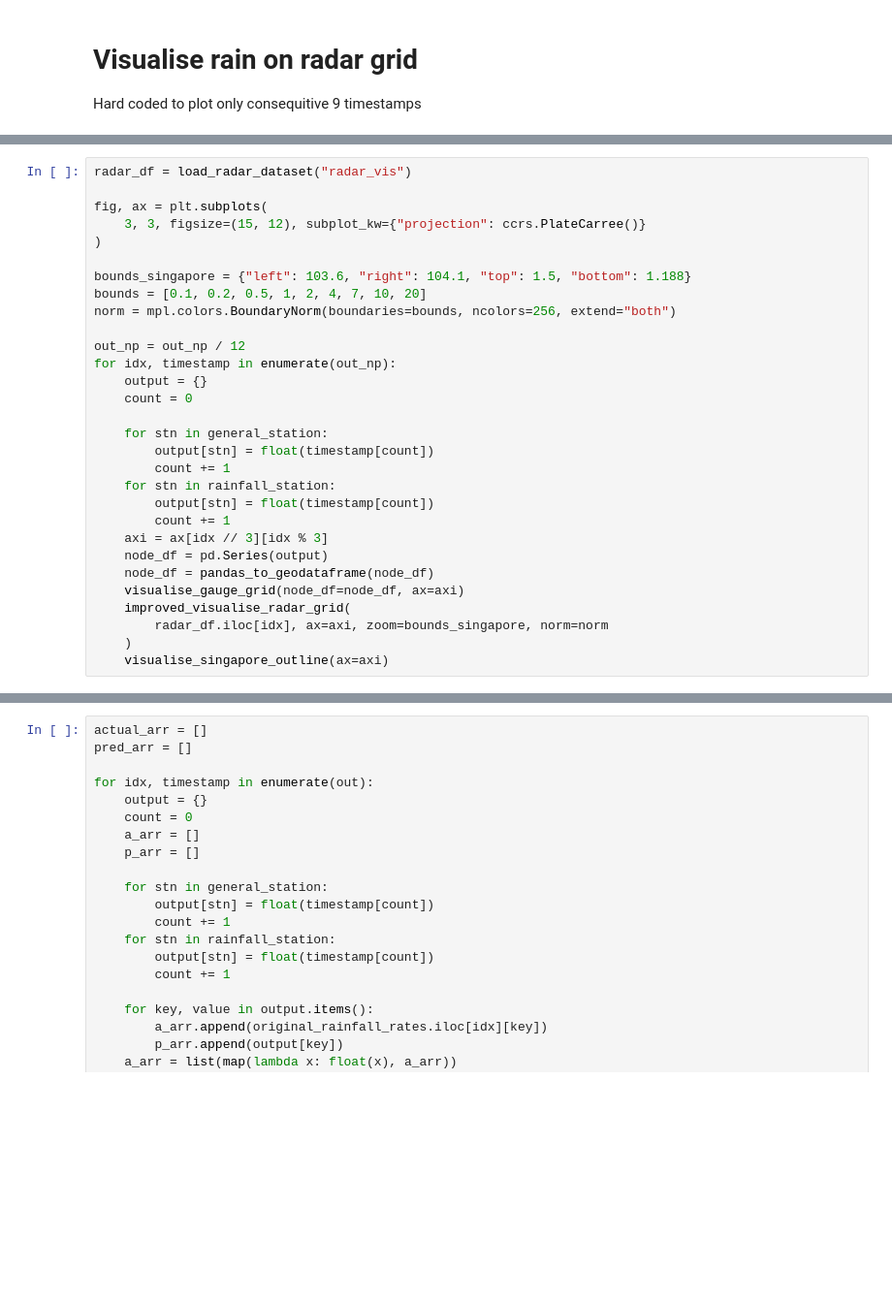
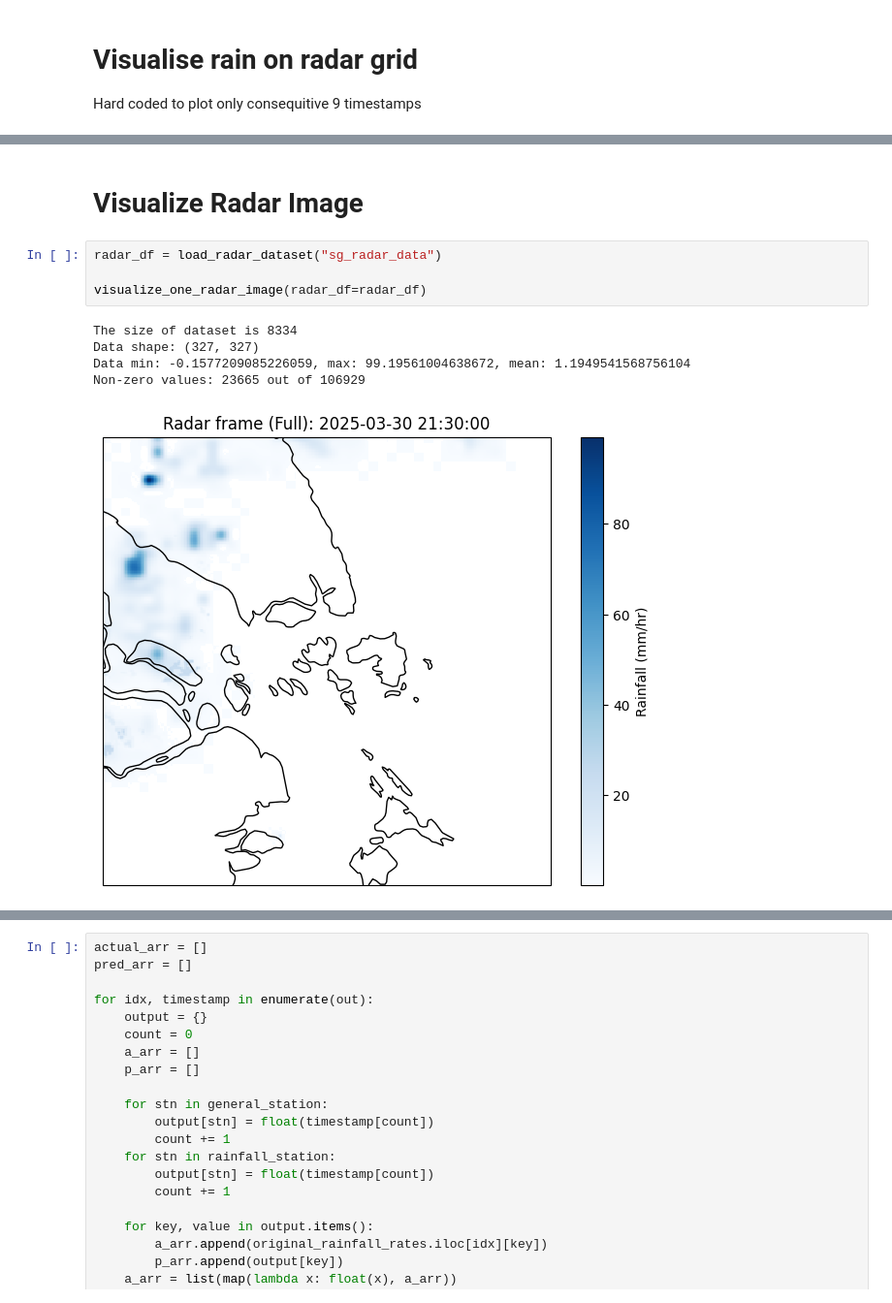
Before and after one commit to jylow/rainfall_data_fusion, a Jupyter notebook: GNN_radar.ipynb, the cells around one changed output, grey strips where cells are left out. Shown at 97% size. Cells and saved outputs as stored; diff of their text form; blank space fills up the shorter version.

```diff
--- a/GNN_radar.ipynb
+++ b/GNN_radar.ipynb
@@ -754,30 +1340,12 @@ print(out_np / 12)
+# %% [markdown]
+# Visualize Radar Image
 # %%
-radar_df = load_radar_dataset("radar_vis")
+radar_df = load_radar_dataset("sg_radar_data")
 
-fig, ax = plt.subplots(
-    3, 3, figsize=(15, 12), subplot_kw={"projection": ccrs.PlateCarree()}
-)
-
-bounds_singapore = {"left": 103.6, "right": 104.1, "top": 1.5, "bottom": 1.188}
-bounds = [0.1, 0.2, 0.5, 1, 2, 4, 7, 10, 20]
-norm = mpl.colors.BoundaryNorm(boundaries=bounds, ncolors=256, extend="both")
-
-out_np = out_np / 12
-for idx, timestamp in enumerate(out_np):
-    output = {}
-    count = 0
-
-    for stn in general_station:
-        output[stn] = float(timestamp[count])
-        count += 1
-    for stn in rainfall_station:
-        output[stn] = float(timestamp[count])
-        count += 1
-    axi = ax[idx // 3][idx % 3]
-    node_df = pd.Series(output)
-    node_df = pandas_to_geodataframe(node_df)
-    visualise_gauge_grid(node_df=node_df, ax=axi)
-    improved_visualise_radar_grid(
-        radar_df.iloc[idx], ax=axi, zoom=bounds_singapore, norm=norm
-    )
-    visualise_singapore_outline(ax=axi)
+visualize_one_radar_image(radar_df=radar_df)
+# %% [output]
+The size of dataset is 8334
+Data shape: (327, 327)
+Data min: -0.1577209085226059, max: 99.19561004638672, mean: 1.1949541568756104
+Non-zero values: 23665 out of 106929
+[figure, added]
```
Also changed, not shown: parts of 38 cells of this notebook, 8 other files.
